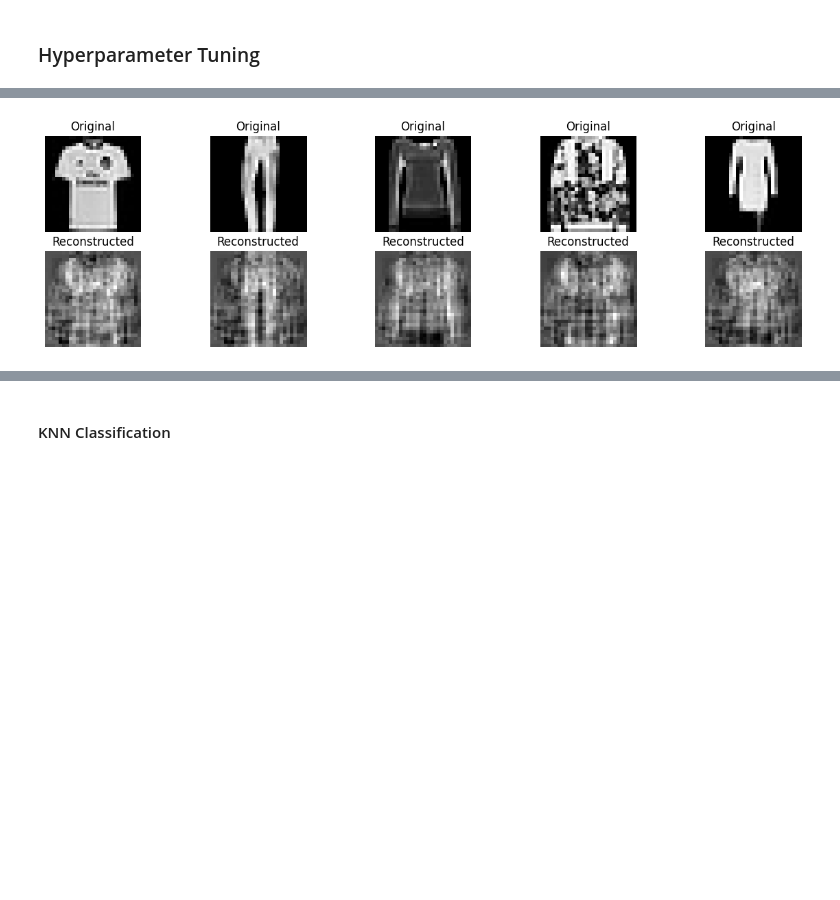
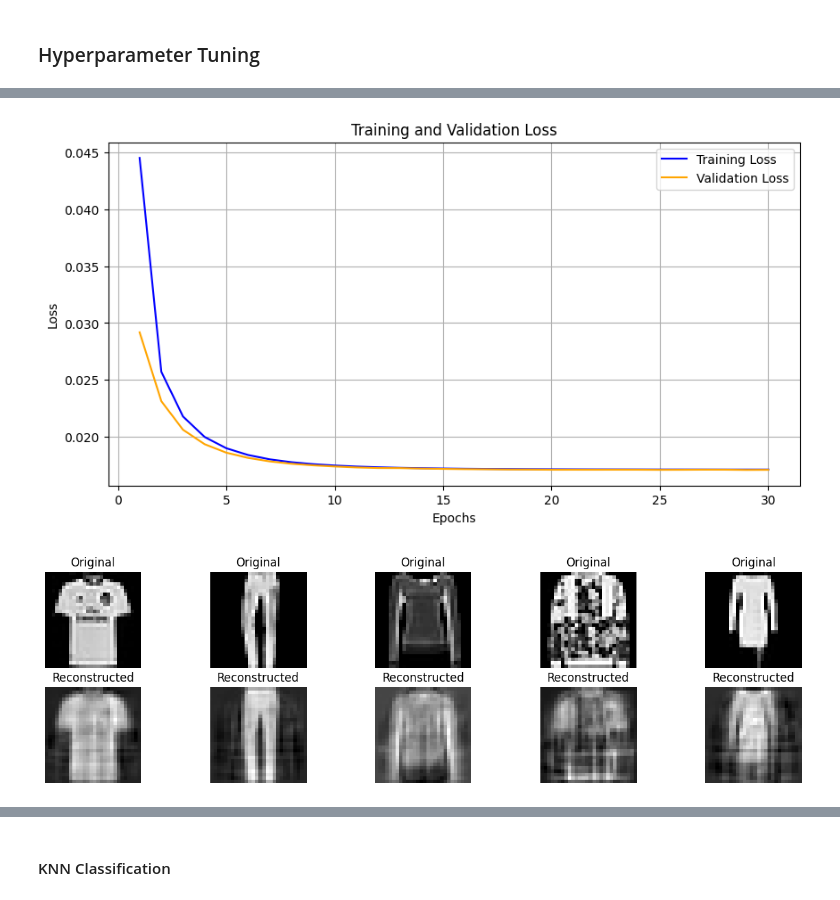
Before and after one commit to StarryBadger/ml-toolkit, a Jupyter notebook: assignments/4/AutoEncoder.ipynb, the cells around one changed output, grey strips where cells are left out. Drawn from its saved outputs; the diff is of its cells as text; code cells hidden in the pictures; blank space fills up the shorter version.

```diff
--- a/assignments/4/AutoEncoder.ipynb
+++ b/assignments/4/AutoEncoder.ipynb
@@ -141,6 +141,6 @@ test_loader = DataLoader(test_dataset, batch_size=batch_size, shuffle=False)
 ### Implementing the CnnAutoencoder class
 # %%
 model = CNNAutoencoder(device=device).to(device)
-model.fit(train_loader, num_epochs=1, learning_rate=0.001)
+model.fit(train_loader, num_epochs=10, learning_rate=0.001)
 model.evaluate(test_loader)
 # %% [output]
@@ -246,10 +255,10 @@ The PCA visualizations indicate notable clustering of fashion items:
 import os
 
 hyperparams = [
+    {'learning_rate': 0.0025, 'kernel_sizes': [3, 7, 7], 'num_filters': [32, 64, 32], 'optimizer': 'sgd'},
     {'learning_rate': 0.001, 'kernel_sizes': [3, 3, 7], 'num_filters': [16, 32, 64], 'optimizer': 'adam'},
     {'learning_rate': 0.0005, 'kernel_sizes': [3, 3, 7], 'num_filters': [8, 16, 32], 'optimizer': 'adam'},
     {'learning_rate': 0.001, 'kernel_sizes': [3, 3, 3], 'num_filters': [8, 16, 32], 'optimizer': 'sgd'},
-    {'learning_rate': 0.0025, 'kernel_sizes': [7, 3, 3], 'num_filters': [32, 64, 32], 'optimizer': 'sgd'},
 ]
 
 os.makedirs('figures/cnn_autoencoder_loss_plots', exist_ok=True)
@@ -333,8 +402,8 @@ input_size = 28*28
 latent_size = 75
 encoder_layers = []
 decoder_layers = []
-learning_rate = 0.08
-max_epochs = 50
+learning_rate = 0.005
+max_epochs = 30
 batch_size = 32
 
 autoencoder = AutoEncoder(
@@ -368 +454,2 @@ visualize_reconstruction(autoencoder, X_test)
-[figure, old version]
+[figure, new version]
+[figure, added]
```
Also changed, not shown: parts of 14 cells of this notebook, 10 other files.
